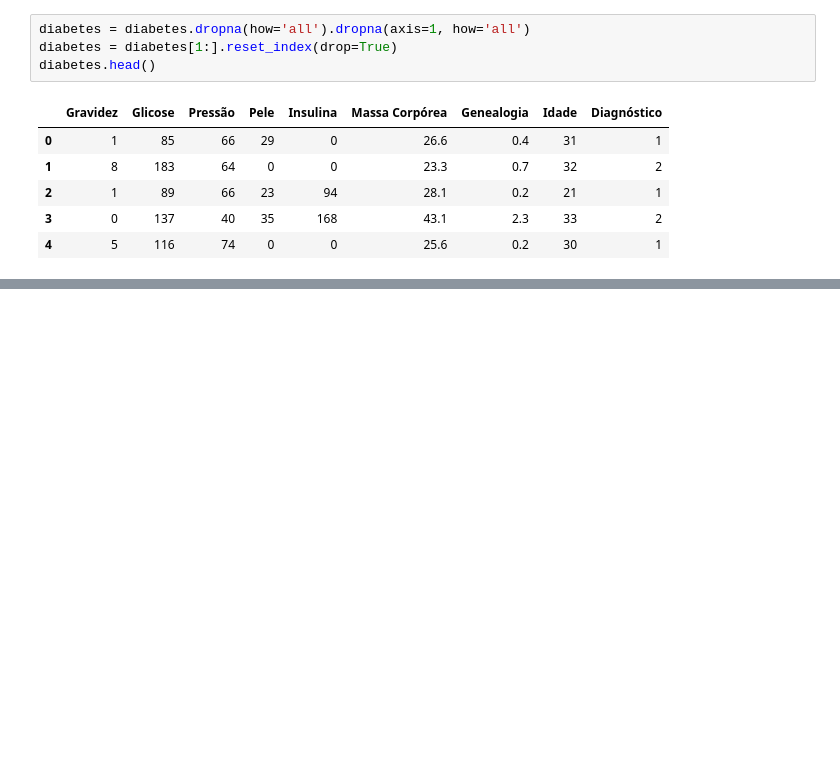
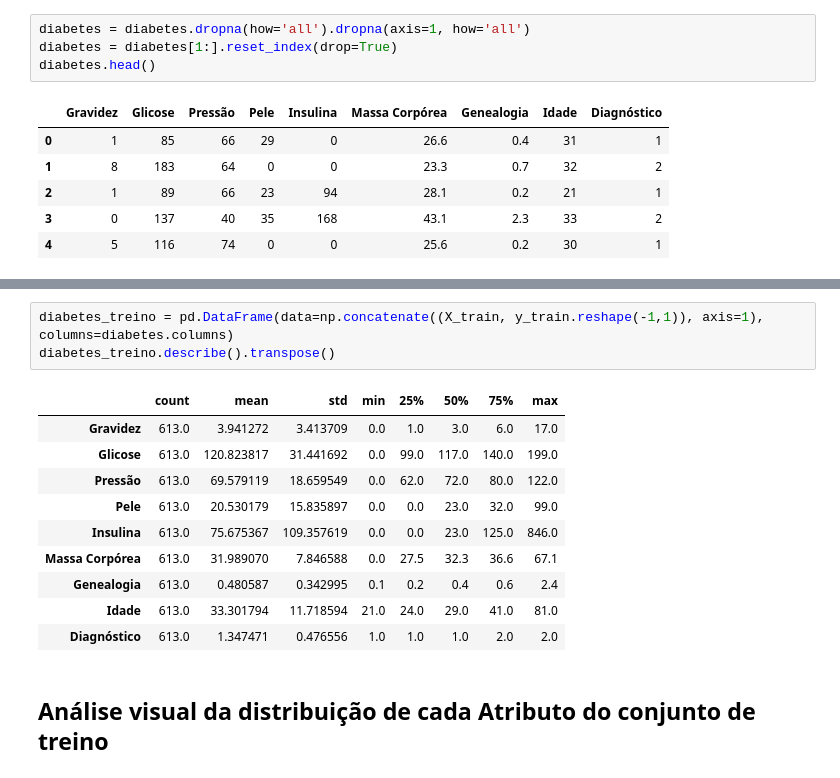
Before and after one commit to carvalheirafc/dim0097, a Jupyter notebook: lista3/Resposta_da_Lista_3.ipynb, the cells around one changed output, grey strips where cells are left out. Cells and saved outputs as stored; diff of their text form; blank space fills up the shorter version.

```diff
--- a/lista3/Resposta_da_Lista_3.ipynb
+++ b/lista3/Resposta_da_Lista_3.ipynb
@@ -504,3 +502,19 @@ diabetes.describe().transpose()
+# %%
+diabetes_treino = pd.DataFrame(data=np.concatenate((X_train, y_train.reshape(-1,1)), axis=1), columns=diabetes.columns)
+diabetes_treino.describe().transpose()
+# %% [output]
+|  | count | mean | std | min | 25% | 50% | 75% | max |
+| Gravidez | 613.0 | 3.941272 | 3.413709 | 0.0 | 1.0 | 3.0 | 6.0 | 17.0 |
+| Glicose | 613.0 | 120.823817 | 31.441692 | 0.0 | 99.0 | 117.0 | 140.0 | 199.0 |
+| Pressão | 613.0 | 69.579119 | 18.659549 | 0.0 | 62.0 | 72.0 | 80.0 | 122.0 |
+| Pele | 613.0 | 20.530179 | 15.835897 | 0.0 | 0.0 | 23.0 | 32.0 | 99.0 |
+| Insulina | 613.0 | 75.675367 | 109.357619 | 0.0 | 0.0 | 23.0 | 125.0 | 846.0 |
+| Massa Corpórea | 613.0 | 31.989070 | 7.846588 | 0.0 | 27.5 | 32.3 | 36.6 | 67.1 |
+| Genealogia | 613.0 | 0.480587 | 0.342995 | 0.1 | 0.2 | 0.4 | 0.6 | 2.4 |
+| Idade | 613.0 | 33.301794 | 11.718594 | 21.0 | 24.0 | 29.0 | 41.0 | 81.0 |
+| Diagnóstico | 613.0 | 1.347471 | 0.476556 | 1.0 | 1.0 | 1.0 | 2.0 | 2.0 |
+# %% [markdown]
+## Análise visual da distribuição de cada Atributo do conjunto de treino
 # %%
 def stats(variable):
   var_dic = {}
```
Also changed, not shown: parts of 28 cells of this notebook.
